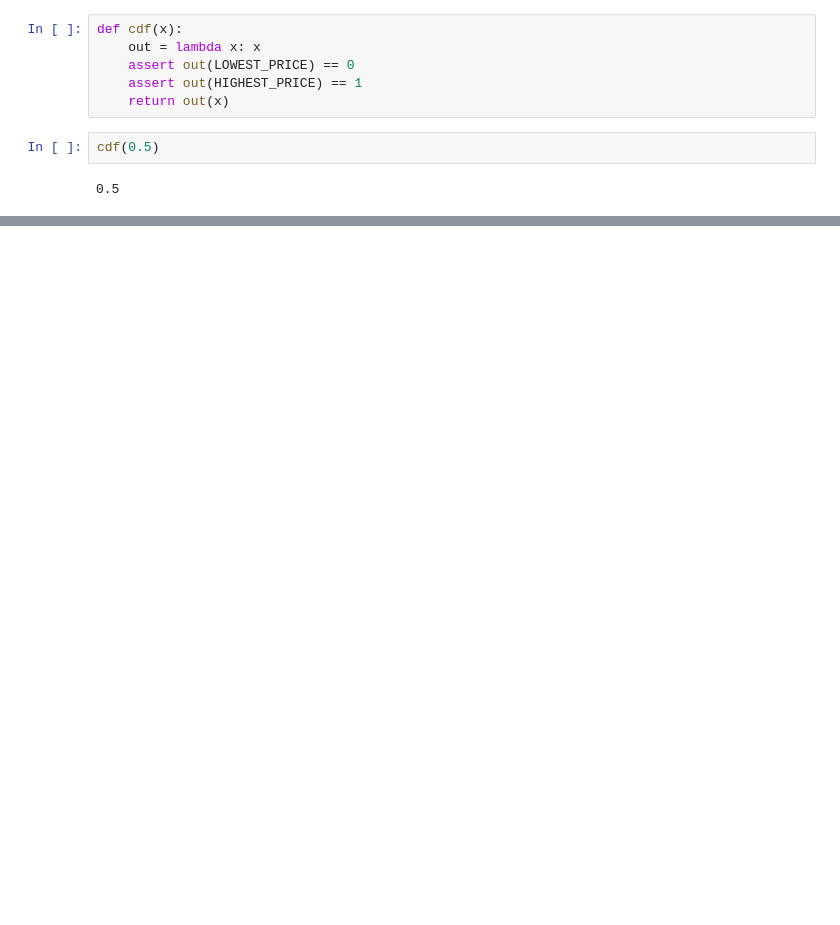
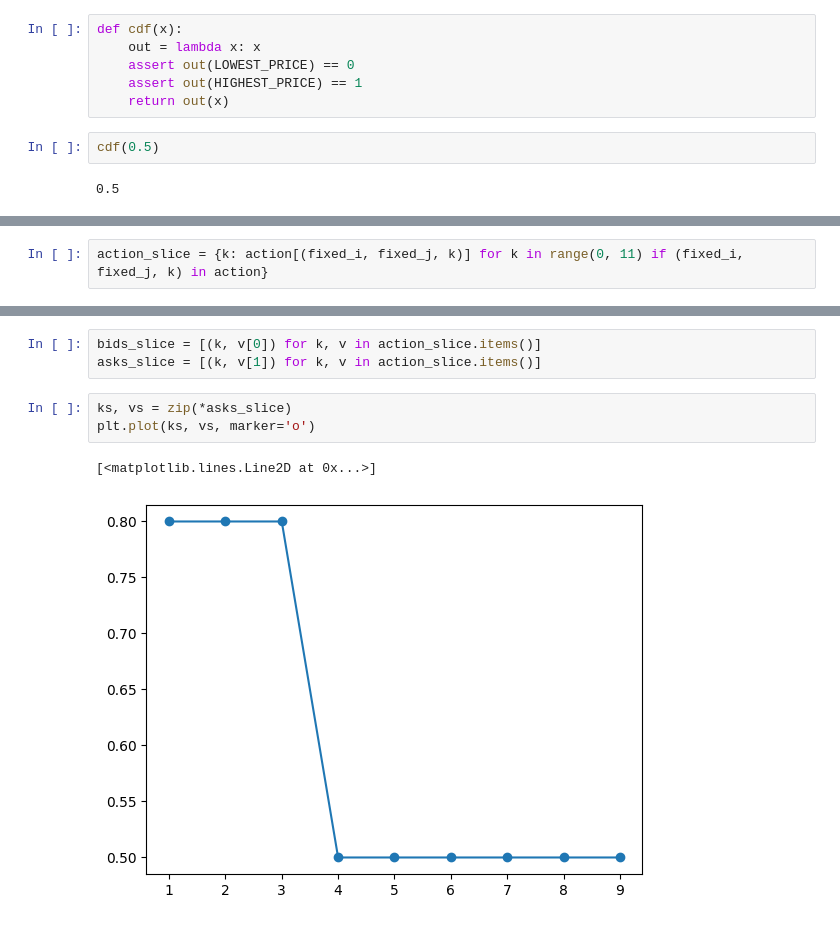
Before and after one commit to vinayakpathak/olmm, a Jupyter notebook: dynamic_prog.ipynb, the cells around one changed output, grey strips where cells are left out. Cells and saved outputs as stored; diff of their text form; blank space fills up the shorter version.

```diff
--- a/dynamic_prog.ipynb
+++ b/dynamic_prog.ipynb
@@ -32,0 +88,2 @@ def solve(cdf, T):
+# %%
+action_slice = {k: action[(fixed_i, fixed_j, k)] for k in range(0, 11) if (fixed_i, fixed_j, k) in action}
@@ -32,0 +102,9 @@ def solve(cdf, T):
+# %%
+bids_slice = [(k, v[0]) for k, v in action_slice.items()]
+asks_slice = [(k, v[1]) for k, v in action_slice.items()]
+# %%
+ks, vs = zip(*asks_slice)
+plt.plot(ks, vs, marker='o')
+# %% [output]
+[<matplotlib.lines.Line2D at 0x...>]
+[figure, added]
```
Also changed, not shown: parts of 16 cells of this notebook, 1 other file.
